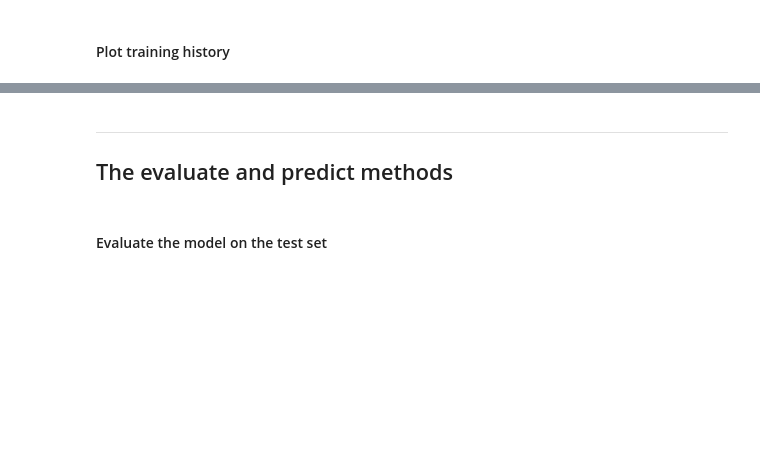
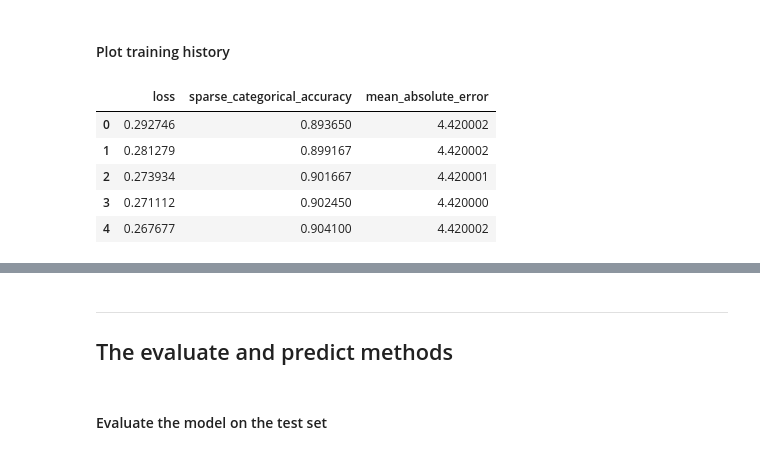
Before and after one commit to yeiscop/PYTHON, a Jupyter notebook: Coding_Tutorial.ipynb, the cells around one changed output, grey strips where cells are left out. Cells and saved outputs as stored; diff of their text form; code cells hidden in the pictures; blank space fills up the shorter version.

```diff
--- a/Coding_Tutorial.ipynb
+++ b/Coding_Tutorial.ipynb
@@ -149,5 +227,14 @@ labels = [
 #### Plot training history
 # %%
 # Load the history into a pandas Dataframe
+df=pd.DataFrame(history.history)
+df.head()
+# %% [output]
+|  | loss | sparse_categorical_accuracy | mean_absolute_error |
+| 0 | 0.292746 | 0.893650 | 4.420002 |
+| 1 | 0.281279 | 0.899167 | 4.420002 |
+| 2 | 0.273934 | 0.901667 | 4.420001 |
+| 3 | 0.271112 | 0.902450 | 4.420000 |
+| 4 | 0.267677 | 0.904100 | 4.420002 |
 # %%
 # Make a plot for the loss
```
Also changed, not shown: parts of 20 cells of this notebook.
